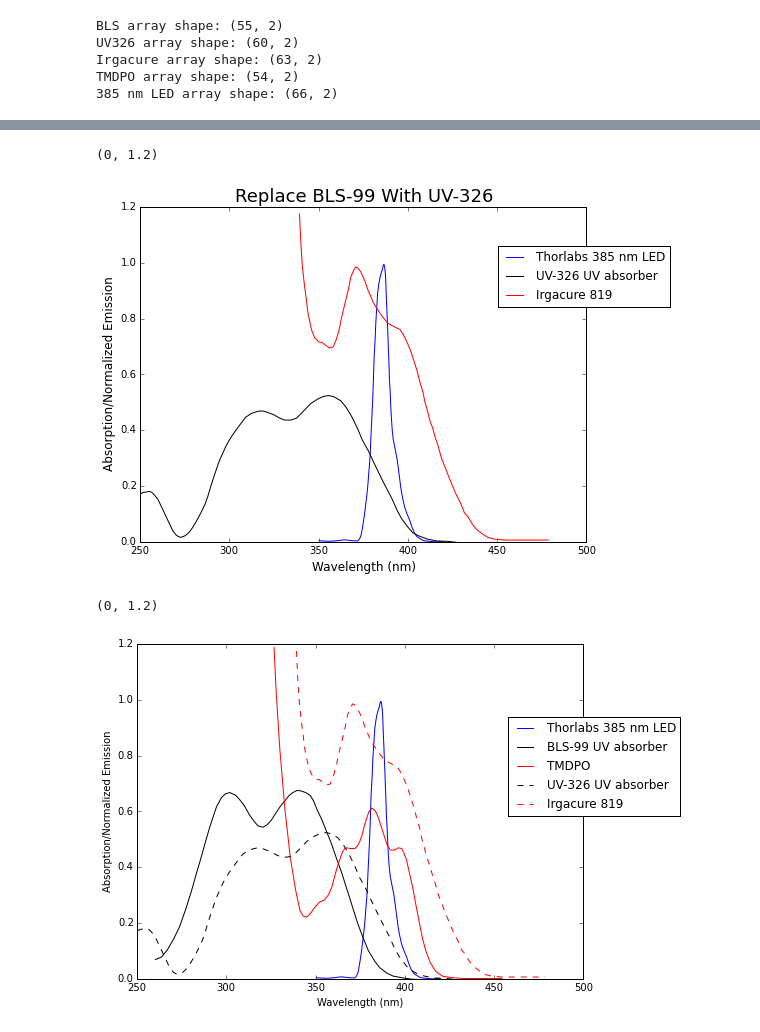
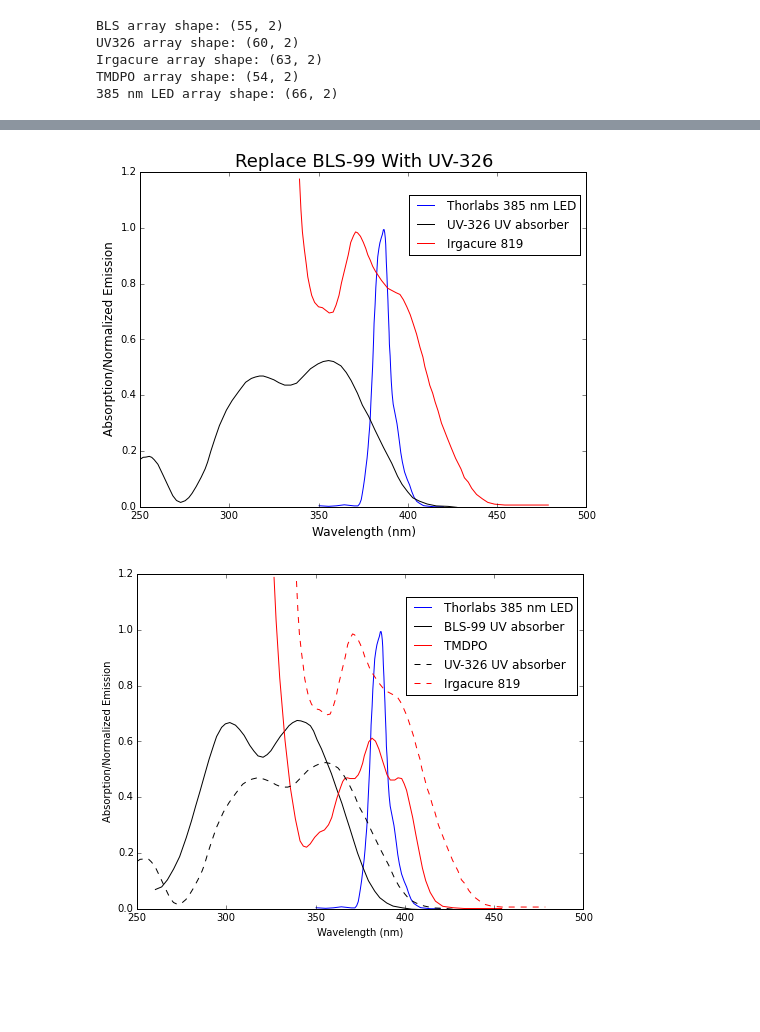
Before and after one commit to eelcodijkstra/teststuff, a Jupyter notebook: miscquicktests/150316_spectra_for_resin_dev/150316_plot_spectra.ipynb, the cells around one changed output, grey strips where cells are left out. Drawn from its saved outputs; the diff is of its cells as text; code cells hidden in the pictures; blank space fills up the shorter version.

```diff
--- a/miscquicktests/150316_spectra_for_resin_dev/150316_plot_spectra.ipynb
+++ b/miscquicktests/150316_spectra_for_resin_dev/150316_plot_spectra.ipynb
@@ -51,16 +51,16 @@ ax.set_ylim(0,1.2)
 # %%
 fig, ax = plt.subplots(figsize=(8,6))
 ax.set_title('Replace BLS-99 With UV-326',fontsize=18)
 ax.plot(LED385nm_Thorlabs[:,0],LED385nm_Thorlabs[:,1], label='Thorlabs 385 nm LED')
 ax.plot(UV326absorption[:,0],UV326absorption[:,1], label='UV-326 UV absorber', color='k')
 ax.plot(Irgacure819absorption[:,0],Irgacure819absorption[:,1], label='Irgacure 819', color='r')
-ax.legend(bbox_to_anchor=(1.2, 0.9))
+ax.legend(bbox_to_anchor=(1, 0.95))
 ax.set_xlabel('Wavelength (nm)',fontsize=12)
 ax.set_ylabel('Absorption/Normalized Emission',fontsize=12)
 ax.set_ylim(0,1.2)
+plt.savefig('3-Replace BLS-99 with UV-326', fmt='png')
 # %% [output]
-(0, 1.2)
-[figure, old version]
+[figure, new version]
 # %%
 fig, ax = plt.subplots(figsize=(8,6))
 ax.plot(LED385nm_Thorlabs[:,0],LED385nm_Thorlabs[:,1], label='Thorlabs 385 nm LED')
@@ -68,10 +68,10 @@ ax.plot(BLSabsorption[:,0],BLSabsorption[:,1], label='BLS-99 UV absorber', color
 ax.plot(TMDPOabsorption[:,0],TMDPOabsorption[:,1], 'r', label='TMDPO')
 ax.plot(UV326absorption[:,0],UV326absorption[:,1], 'k--', label='UV-326 UV absorber')
 ax.plot(Irgacure819absorption[:,0],Irgacure819absorption[:,1], 'r--', label='Irgacure 819')
-ax.legend(bbox_to_anchor=(1.23, 0.8))
+ax.legend(bbox_to_anchor=(1, 0.95))
 ax.set_xlabel('Wavelength (nm)')
 ax.set_ylabel('Absorption/Normalized Emission')
 ax.set_ylim(0,1.2)
+plt.savefig('4-all possibilities', fmt='png')
 # %% [output]
-(0, 1.2)
-[figure, old version]
+[figure, new version]
```
Also changed, not shown: parts of 2 cells of this notebook, 4 other files.
